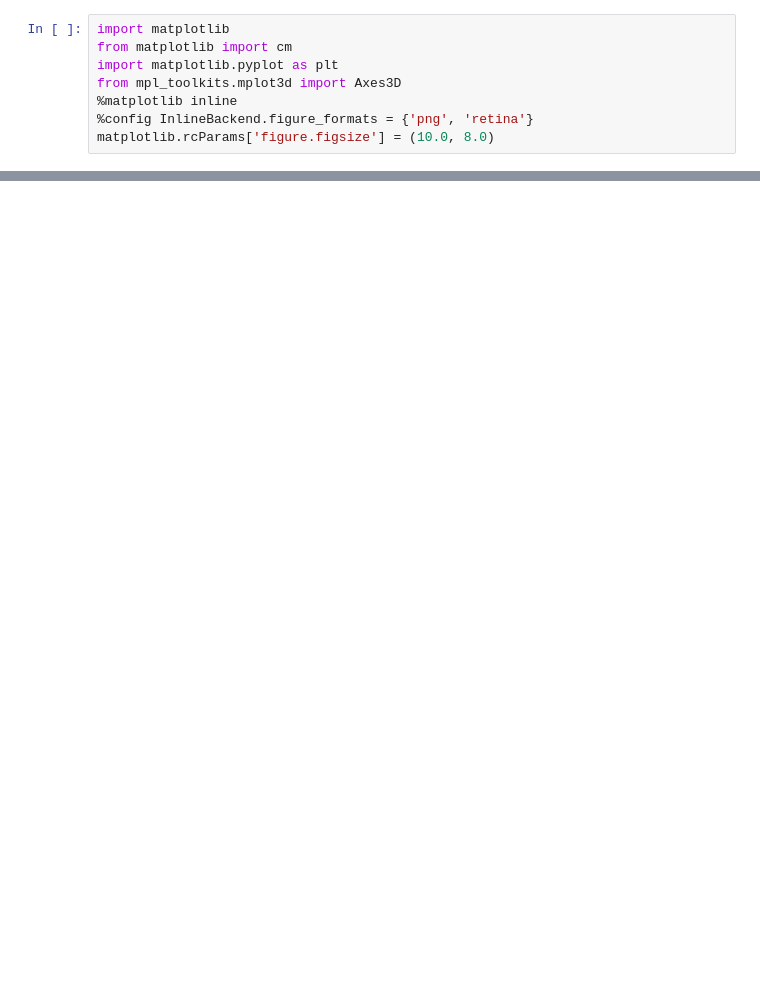
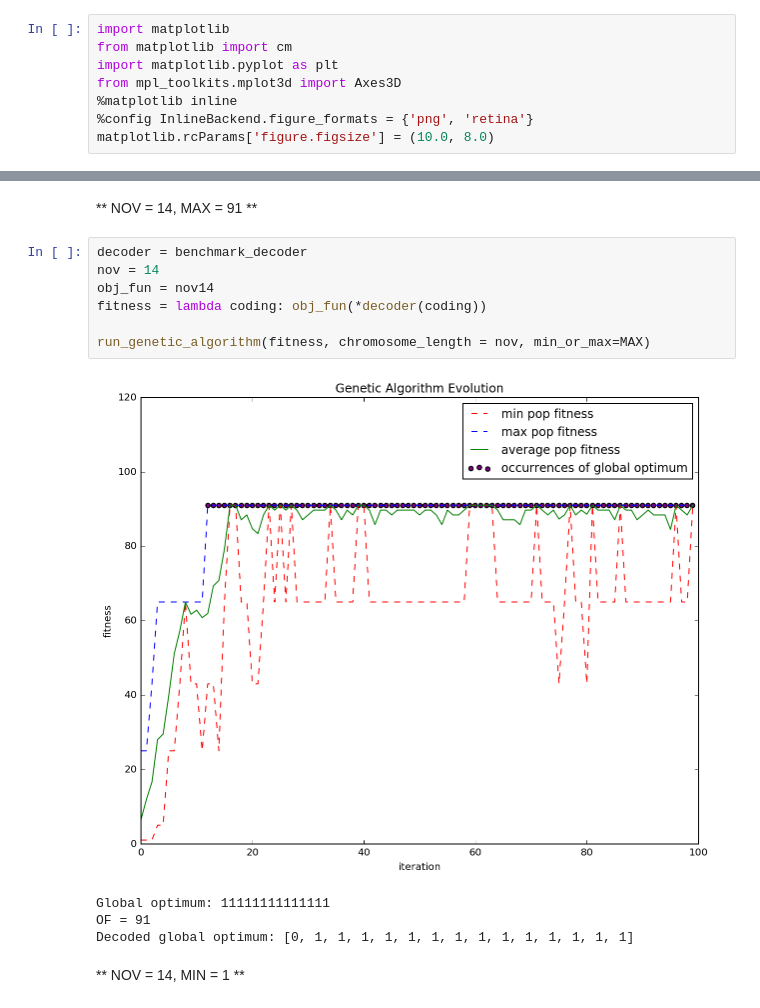
Before and after one commit to glifchits/simple-genetic-algorithm, a Jupyter notebook: SGA.ipynb, the cells around one changed output, grey strips where cells are left out. Saved outputs shown, nothing was run; the diff lists cells and outputs as text; blank space fills up the shorter version.

```diff
--- a/SGA.ipynb
+++ b/SGA.ipynb
@@ -307,0 +481,16 @@ Decoded global optimum: [0, 1, -1, -1, 1, 1, 1, 1, -1, -1, 1, 1, 1]
+# %% [markdown]
+** NOV = 14, MAX = 91 **
+# %%
+decoder = benchmark_decoder
+nov = 14
+obj_fun = nov14
+fitness = lambda coding: obj_fun(*decoder(coding))
+
+run_genetic_algorithm(fitness, chromosome_length = nov, min_or_max=MAX)
+# %% [output]
+[figure, added]
+Global optimum: 11111111111111
+OF = 91
+Decoded global optimum: [0, 1, 1, 1, 1, 1, 1, 1, 1, 1, 1, 1, 1, 1, 1]
+# %% [markdown]
+** NOV = 14, MIN = 1 **
```
Also changed, not shown: parts of 41 cells of this notebook.
